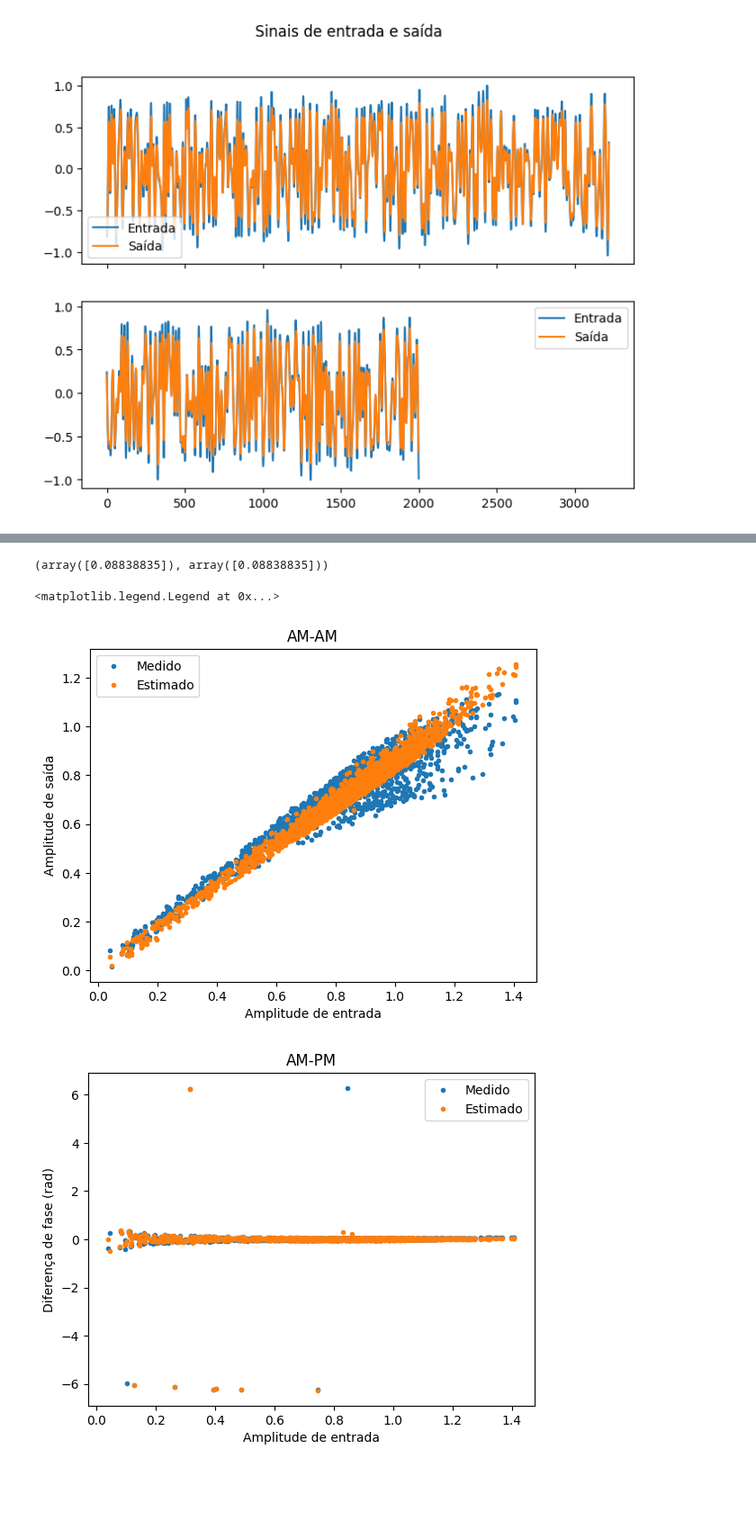
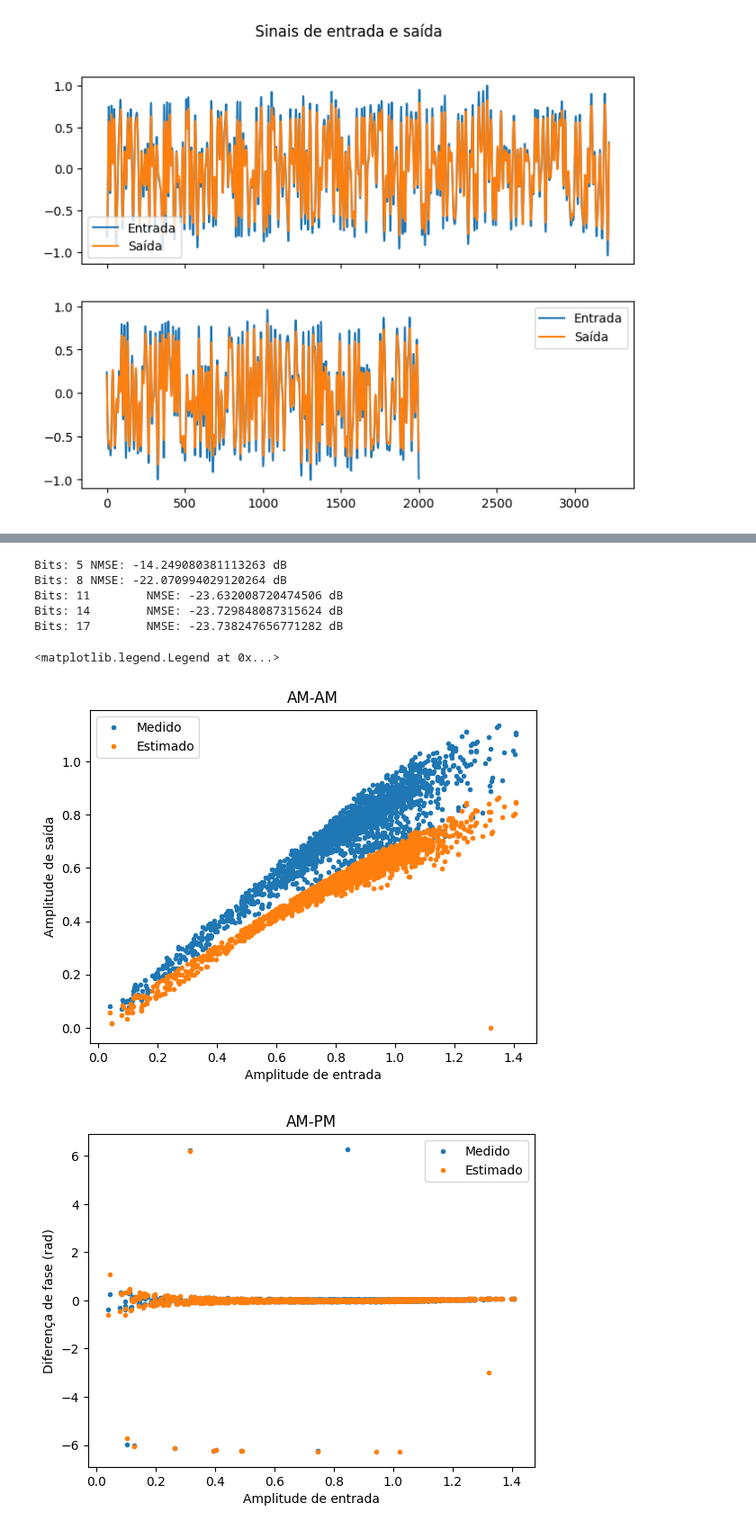
Before and after one commit to Je-Leo-AS/DPD, a Jupyter notebook: Atividade 4/MP.ipynb, the cells around one changed output, grey strips where cells are left out. Shown at 90% size. Drawn from its saved outputs; the diff is of its cells as text; code cells hidden in the pictures; blank space fills up the shorter version.

```diff
--- a/Atividade 4/MP.ipynb
+++ b/Atividade 4/MP.ipynb
@@ -42,19 +42,3 @@ axs[1].legend()
 plt.show()
 # %% [output]
 [figure]
-# %%
-def MatrizXX(in_data, P, M ):
-    n = len(in_data)
-    # Matriz de entrada XX para o conjunto de dados de extração
-    XX_ext = np.zeros((n-M, P*(M+1)), dtype=np.complex128)
-    for l in range(M, n):
-        XX_ext[l, 0] = in_data[l]
-        for m in range(0, M):
-            for p in range(1, P):
-                XX_ext[1-M, ((p-1)*(m+1)+m+1)]  = abs(in_data[l-m])**(2*p-2)*in_data[l-m]
-    return XX_ext
-
-P = 2
-M = 1
-XX_ext = MatrizXX(in_ext, P, M)
-XX_val = MatrizXX(in_val, P, M)
@@ -112,4 +44,0 @@ out_val_fix_real = np.floor(out_val_fix.real/multiplicador)
-# %%
-max(abs(out_val)),max(abs(in_val))
-# %% [output]
-(array([0.08838835]), array([0.08838835]))
@@ -116,21 +77,48 @@ max(abs(out_val)),max(abs(in_val))
+# %%
+bits_precisao = [2, 4, 6, 8, 10]  # Exemplo de quantidade de bits para a precisão
+bits_extras = [2, 3, 4, 5, 6]  # Exemplo de quantidade de bits extras para evitar overflow
+
+nmse_values = []
+
+for p_bits, e_bits in zip(bits_precisao, bits_extras):
+    # Converter para vírgula fixa
+    in_val_fixed = np.round(in_val_norm * 2**p_bits) / 2**p_bits
+    out_val_fixed = np.round(out_val_norm * 2**p_bits) / 2**p_bits
+
+    # Calcular o NMSE
+    predicted_val_fixed = XX_val @ coefficients_norm
+    nmse_fixed = 10 * np.log10(np.mean(np.abs(out_val_fixed[M:] - predicted_val_fixed) ** 2) / np.mean(np.abs(out_val_fixed[M:]) ** 2))
+
+    # Levar em consideração os bits extras para evitar overflow
+    total_bits = p_bits + 1 + e_bits
+    nmse_values.append((total_bits, nmse_fixed))
+# %%
+for bits, nmse in nmse_values:
+    print(f"Bits: {bits}\tNMSE: {nmse} dB")
+# %% [output]
+Bits: 5 NMSE: -14.249080381113263 dB
+Bits: 8 NMSE: -22.070994029120264 dB
+Bits: 11        NMSE: -23.632008720474506 dB
+Bits: 14        NMSE: -23.729848087315624 dB
+Bits: 17        NMSE: -23.738247656771282 dB
 # %%
 # Gráficos AM-AM e AM-PM
 plt.figure()
 plt.plot(np.abs(in_data_val[M:]), np.abs(out_data_val[M:]), '.', label='Medido')
-plt.plot(np.abs(in_data_val[M:]), np.abs(predicted_val), '.', label='Estimado')
+plt.plot(np.abs(in_data_val[M:]), np.abs(predicted_val_fixed), '.', label='Estimado')
 plt.xlabel('Amplitude de entrada')
 plt.ylabel('Amplitude de saída')
 plt.title('AM-AM')
 plt.legend()
 
 plt.figure()
 plt.plot(np.abs(in_data_val[M:]), np.angle(out_data_val[M:])-np.angle(in_data_val[M:]), '.', label='Medido')
-plt.plot(np.abs(in_data_val[M:]), np.angle(predicted_val)-np.angle(in_data_val[M:]), '.', label='Estimado')
+plt.plot(np.abs(in_data_val[M:]), np.angle(predicted_val_fixed)-np.angle(in_data_val[M:]), '.', label='Estimado')
 plt.xlabel('Amplitude de entrada')
 plt.ylabel('Diferença de fase (rad)')
 plt.title('AM-PM')
 plt.legend()
 # %% [output]
 <matplotlib.legend.Legend at 0x...>
-[figure, old version]
+[figure, new version]
-[figure, old version]
+[figure, new version]
```
Also changed, not shown: parts of 8 cells of this notebook.
